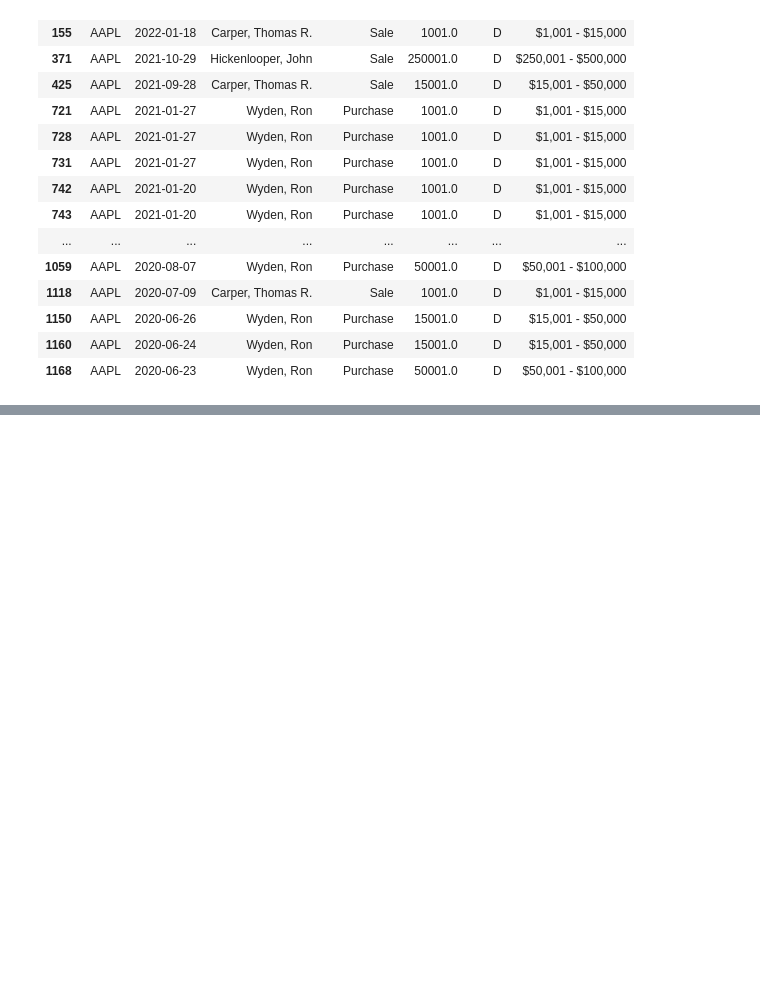
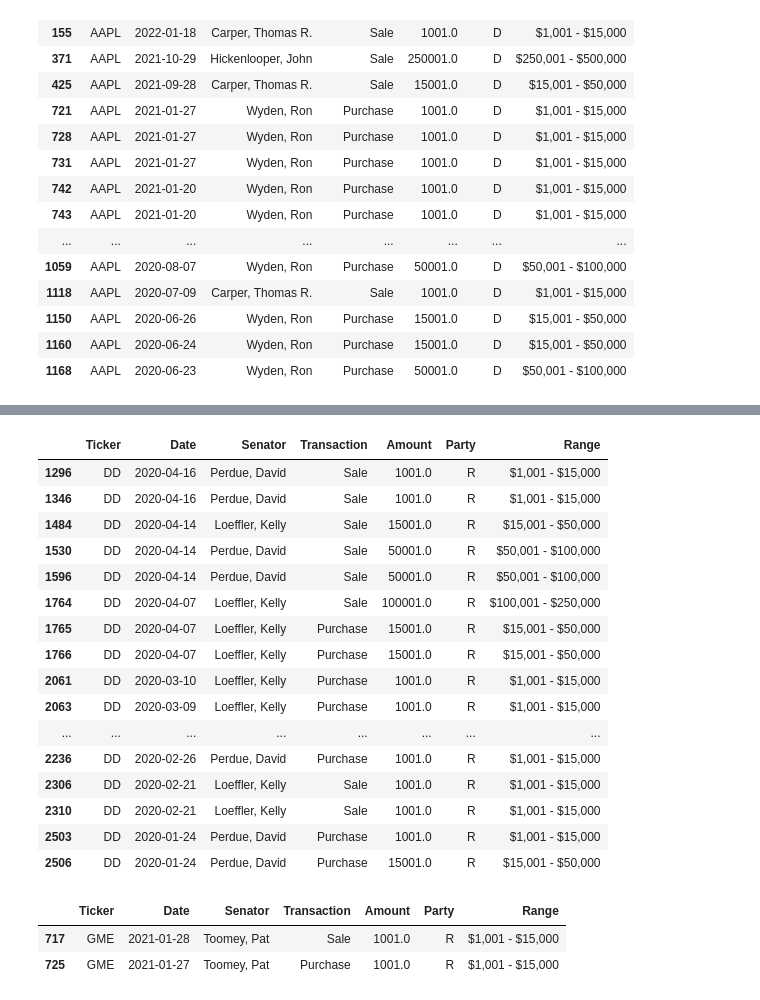
Before and after one commit to Loudju/Fintech_Project1_Politician_stock_trading, a Jupyter notebook: senate_trade_cleanup.ipynb, the cells around one changed output, grey strips where cells are left out. Drawn from its saved outputs; the diff is of its cells as text; code cells hidden in the pictures; blank space fills up the shorter version.

```diff
--- a/senate_trade_cleanup.ipynb
+++ b/senate_trade_cleanup.ipynb
@@ -148,0 +210,28 @@ display(senate_dem)
+# %%
+senate_rep_dd= senate_dd[senate_dd["Party"]=="R"]
+display(senate_rep_dd)
+# %% [output]
+|  | Ticker | Date | Senator | Transaction | Amount | Party | Range |
+| 1296 | DD | 2020-04-16 | Perdue, David | Sale | 1001.0 | R | $1,001 - $15,000 |
+| 1346 | DD | 2020-04-16 | Perdue, David | Sale | 1001.0 | R | $1,001 - $15,000 |
+| 1484 | DD | 2020-04-14 | Loeffler, Kelly | Sale | 15001.0 | R | $15,001 - $50,000 |
+| 1530 | DD | 2020-04-14 | Perdue, David | Sale | 50001.0 | R | $50,001 - $100,000 |
+| 1596 | DD | 2020-04-14 | Perdue, David | Sale | 50001.0 | R | $50,001 - $100,000 |
+| 1764 | DD | 2020-04-07 | Loeffler, Kelly | Sale | 100001.0 | R | $100,001 - $250,000 |
+| 1765 | DD | 2020-04-07 | Loeffler, Kelly | Purchase | 15001.0 | R | $15,001 - $50,000 |
+| 1766 | DD | 2020-04-07 | Loeffler, Kelly | Purchase | 15001.0 | R | $15,001 - $50,000 |
+| 2061 | DD | 2020-03-10 | Loeffler, Kelly | Purchase | 1001.0 | R | $1,001 - $15,000 |
+| 2063 | DD | 2020-03-09 | Loeffler, Kelly | Purchase | 1001.0 | R | $1,001 - $15,000 |
+| ... | ... | ... | ... | ... | ... | ... | ... |
+| 2236 | DD | 2020-02-26 | Perdue, David | Purchase | 1001.0 | R | $1,001 - $15,000 |
+| 2306 | DD | 2020-02-21 | Loeffler, Kelly | Sale | 1001.0 | R | $1,001 - $15,000 |
+| 2310 | DD | 2020-02-21 | Loeffler, Kelly | Sale | 1001.0 | R | $1,001 - $15,000 |
+| 2503 | DD | 2020-01-24 | Perdue, David | Purchase | 1001.0 | R | $1,001 - $15,000 |
+| 2506 | DD | 2020-01-24 | Perdue, David | Purchase | 15001.0 | R | $15,001 - $50,000 |
+# %%
+senate_gme = senate_party_df[senate_party_df["Ticker"]=="GME"]
+display(senate_gme)
+# %% [output]
+|  | Ticker | Date | Senator | Transaction | Amount | Party | Range |
+| 717 | GME | 2021-01-28 | Toomey, Pat | Sale | 1001.0 | R | $1,001 - $15,000 |
+| 725 | GME | 2021-01-27 | Toomey, Pat | Purchase | 1001.0 | R | $1,001 - $15,000 |
```
Also changed, not shown: parts of 6 cells of this notebook.
